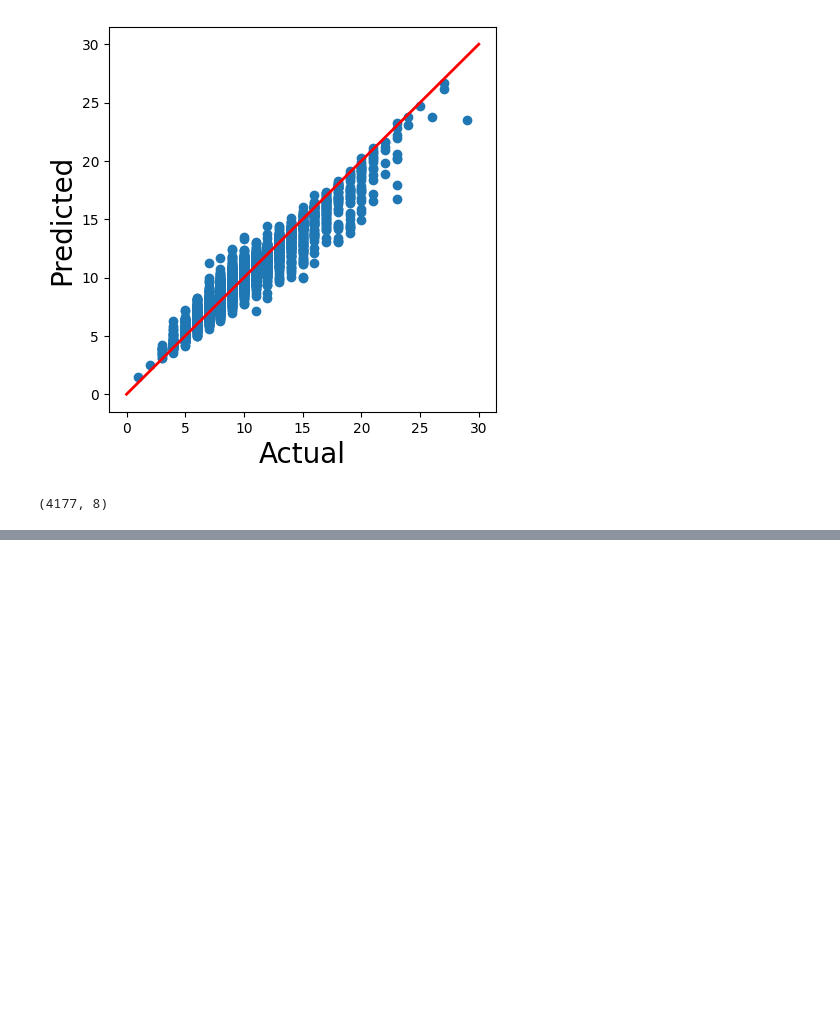
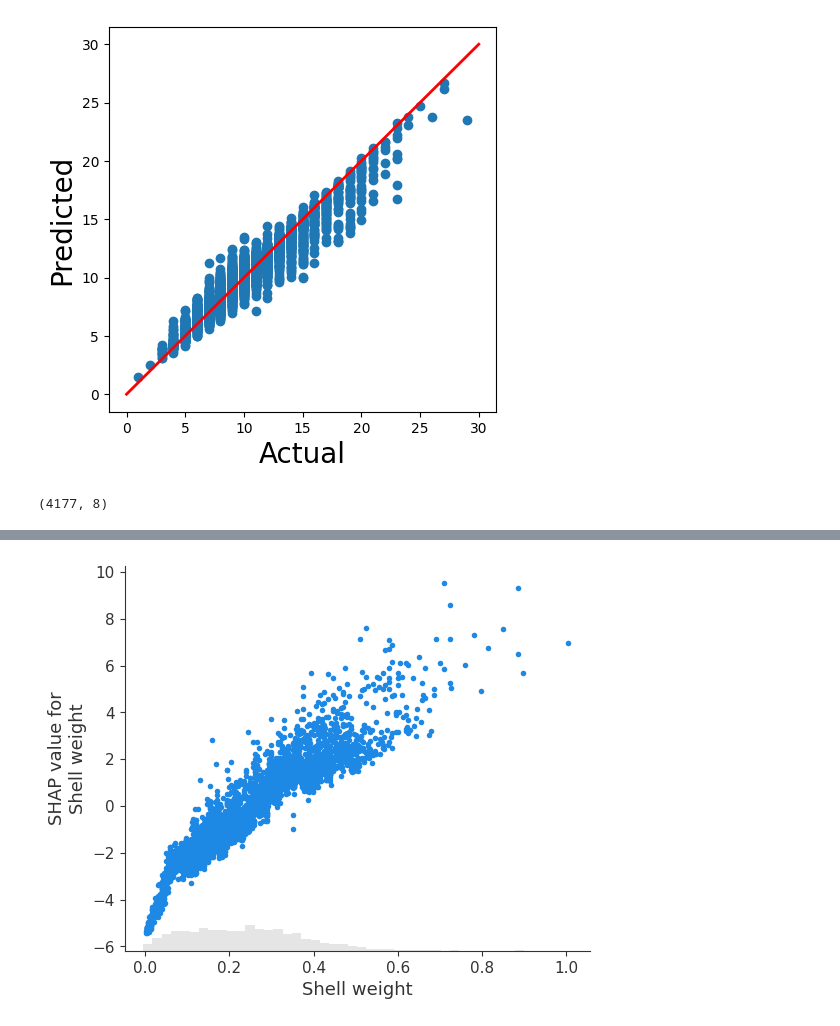
Before and after one commit to filippopallucchini/Introduction-to-XAI, a Jupyter notebook: Tools/SHAP_examples/SHAP_example.ipynb, the cells around one changed output, grey strips where cells are left out. Drawn from its saved outputs; the diff is of its cells as text; code cells hidden in the pictures; blank space fills up the shorter version.

```diff
--- a/Tools/SHAP_examples/SHAP_example.ipynb
+++ b/Tools/SHAP_examples/SHAP_example.ipynb
@@ -153,0 +174,4 @@ np.shape(shap_values)
+# %%
+shap.plots.scatter(shap_values[:, 'Shell weight'])
+# %% [output]
+[figure, added]
```
Also changed, not shown: parts of 7 cells of this notebook, 1 other file.
